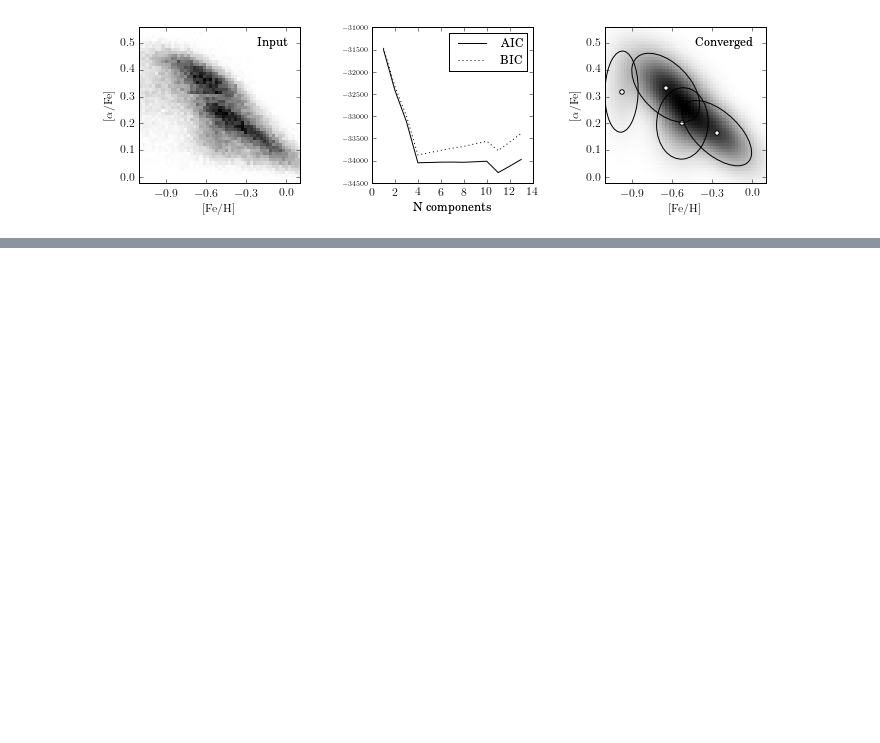
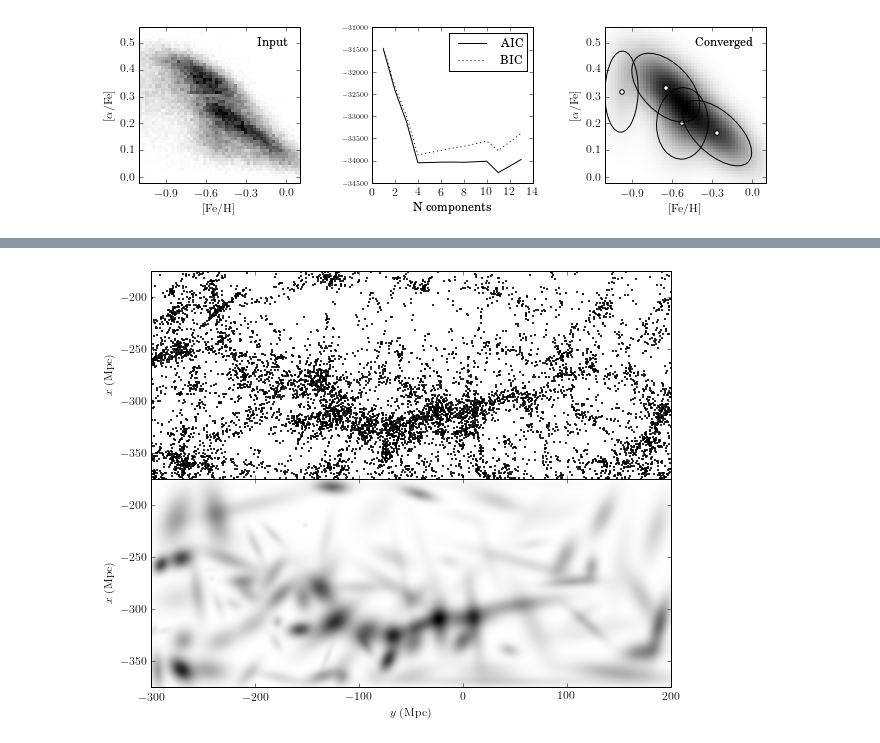
Before and after one commit to kdhiner/KAstroML, a Jupyter notebook: Chapter 6.ipynb, the cells around one changed output, grey strips where cells are left out. Saved outputs shown, nothing was run; the diff lists cells and outputs as text; code cells hidden in the pictures; blank space fills up the shorter version.

```diff
--- a/Chapter 6.ipynb
+++ b/Chapter 6.ipynb
@@ -768,0 +782,79 @@ BIC: n_components =  4
+# %%
+# Author: Jake VanderPlas
+# License: BSD
+#   The figure produced by this code is published in the textbook
+#   "Statistics, Data Mining, and Machine Learning in Astronomy" (2013)
+#   For more information, see http://astroML.github.com
+#   To report a bug or issue, use the following forum:
+#    https://groups.google.com/forum/#!forum/astroml-general
+import numpy as np
+from matplotlib import pyplot as plt
+
+from sklearn.mixture import GMM
+from astroML.datasets import fetch_great_wall
+from astroML.decorators import pickle_results
+
+#----------------------------------------------------------------------
+# This function adjusts matplotlib settings for a uniform feel in the textbook.
+# Note that with usetex=True, fonts are rendered with LaTeX.  This may
+# result in an error if LaTeX is not installed on your system.  In that case,
+# you can set usetex to False.
+from astroML.plotting import setup_text_plots
+setup_text_plots(fontsize=12, usetex=True)
+
+#------------------------------------------------------------
+# load great wall data
+X = fetch_great_wall()
+
+
+#------------------------------------------------------------
+# Create a function which will save the results to a pickle file
+#  for large number of clusters, computation will take a long time!
+@pickle_results('great_wall_GMM.pkl')
+def compute_GMM(n_clusters, n_iter=1000, min_covar=3, covariance_type='full'):
+    clf = GMM(n_clusters, covariance_type=covariance_type,
+              n_iter=n_iter, min_covar=min_covar)
+    clf.fit(X)
+    print "converged:", clf.converged_
+    return clf
+
+#------------------------------------------------------------
+# Compute a grid on which to evaluate the result
+Nx = 100
+Ny = 250
+xmin, xmax = (-375, -175)
+ymin, ymax = (-300, 200)
+
+Xgrid = np.vstack(map(np.ravel, np.meshgrid(np.linspace(xmin, xmax, Nx),
+                                            np.linspace(ymin, ymax, Ny)))).T
+
+#------------------------------------------------------------
+# Compute the results
+#
+# we'll use 100 clusters.  In practice, one should cross-validate
+# with AIC and BIC to settle on the correct number of clusters.
+clf = compute_GMM(n_clusters=100)
+log_dens = clf.score(Xgrid).reshape(Ny, Nx)
+
+#------------------------------------------------------------
+# Plot the results
+fig = plt.figure(figsize=(10, 7.5))
+fig.subplots_adjust(hspace=0, left=0.08, right=0.95, bottom=0.13, top=0.9)
+
+ax = fig.add_subplot(211, aspect='equal')
+ax.scatter(X[:, 1], X[:, 0], s=1, lw=1, c='k')
+
+ax.set_xlim(ymin, ymax)
+ax.set_ylim(xmin, xmax)
+
+ax.xaxis.set_major_formatter(plt.NullFormatter())
+plt.ylabel(r'$x\ {\rm (Mpc)}$')
+
+ax = fig.add_subplot(212, aspect='equal')
+ax.imshow(np.exp(log_dens.T), origin='lower', cmap=plt.cm.binary,
+          extent=[ymin, ymax, xmin, xmax])
+ax.set_xlabel(r'$y\ {\rm (Mpc)}$')
+ax.set_ylabel(r'$x\ {\rm (Mpc)}$')
+
+plt.show()
+# %% [output]
@@ -768,0 +862 @@ BIC: n_components =  4
+[figure, added]
```
Also changed, not shown: parts of 20 cells of this notebook.
